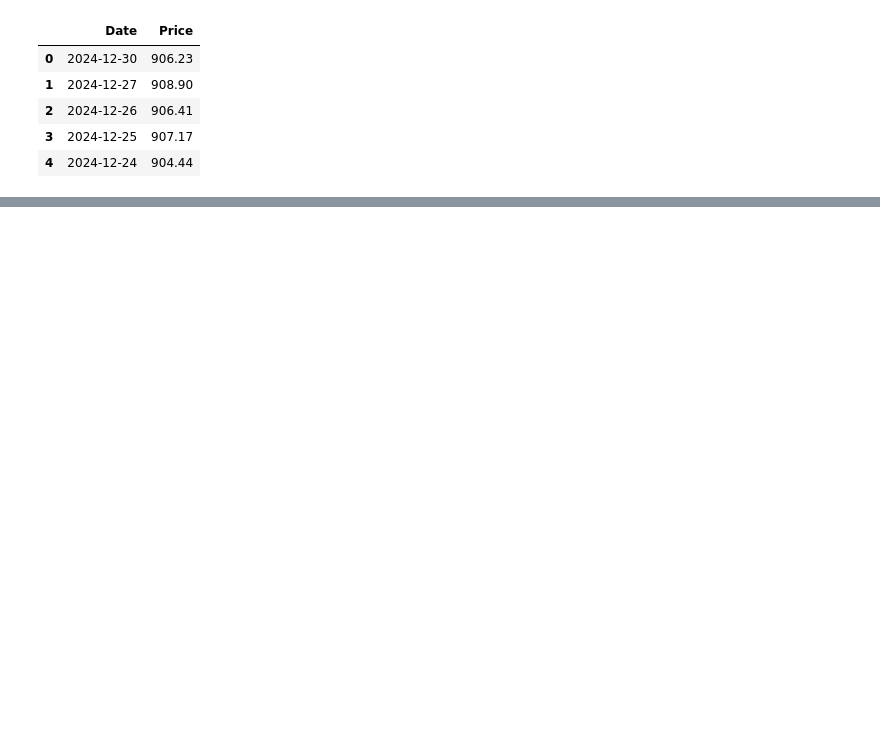
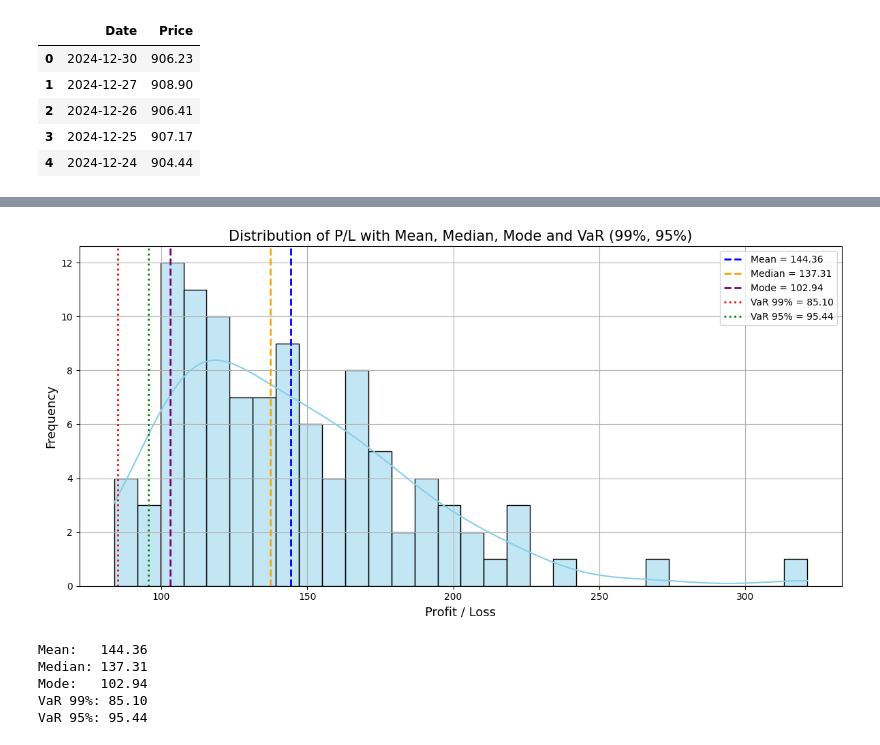
Before and after one commit to FulinQ/SET_Intern, a Jupyter notebook: SOMC/TradingData/MinMaxLostCalculation.ipynb, the cells around one changed output, grey strips where cells are left out. Saved outputs shown, nothing was run; the diff lists cells and outputs as text; code cells hidden in the pictures; blank space fills up the shorter version.

```diff
--- a/SOMC/TradingData/MinMaxLostCalculation.ipynb
+++ b/SOMC/TradingData/MinMaxLostCalculation.ipynb
@@ -148,0 +166,38 @@ finalDF
+# %%
+pl_data = finalDF['P/L'].dropna()
+
+mean_val = pl_data.mean()
+median_val = pl_data.median()
+mode_val = mode(pl_data, keepdims=True)[0][0]
+var_99 = np.percentile(pl_data, 1)
+var_95 = np.percentile(pl_data, 5)
+
+plt.figure(figsize=(12, 6))
+sns.histplot(pl_data, bins=30, kde=True, color='skyblue')
+
+plt.axvline(mean_val, color='blue', linestyle='--', linewidth=2, label=f'Mean = {mean_val:.2f}')
+plt.axvline(median_val, color='orange', linestyle='--', linewidth=2, label=f'Median = {median_val:.2f}')
+plt.axvline(mode_val, color='purple', linestyle='--', linewidth=2, label=f'Mode = {mode_val:.2f}')
+plt.axvline(var_99, color='red', linestyle=':', linewidth=2, label=f'VaR 99% = {var_99:.2f}')
+plt.axvline(var_95, color='green', linestyle=':', linewidth=2, label=f'VaR 95% = {var_95:.2f}')
+
+plt.title('Distribution of P/L with Mean, Median, Mode and VaR (99%, 95%)', fontsize=15)
+plt.xlabel('Profit / Loss', fontsize=13)
+plt.ylabel('Frequency', fontsize=13)
+plt.legend()
+plt.grid(True)
+plt.tight_layout()
+plt.show()
+
+print(f"Mean: \t{mean_val:.2f}")
+print(f"Median: {median_val:.2f}")
+print(f"Mode: \t{mode_val:.2f}")
+print(f"VaR 99%: {var_99:.2f}")
+print(f"VaR 95%: {var_95:.2f}")
+# %% [output]
+[figure, added]
+Mean:   144.36
+Median: 137.31
+Mode:   102.94
+VaR 99%: 85.10
+VaR 95%: 95.44
```
Also changed, not shown: parts of 9 cells of this notebook, 5 other files.
